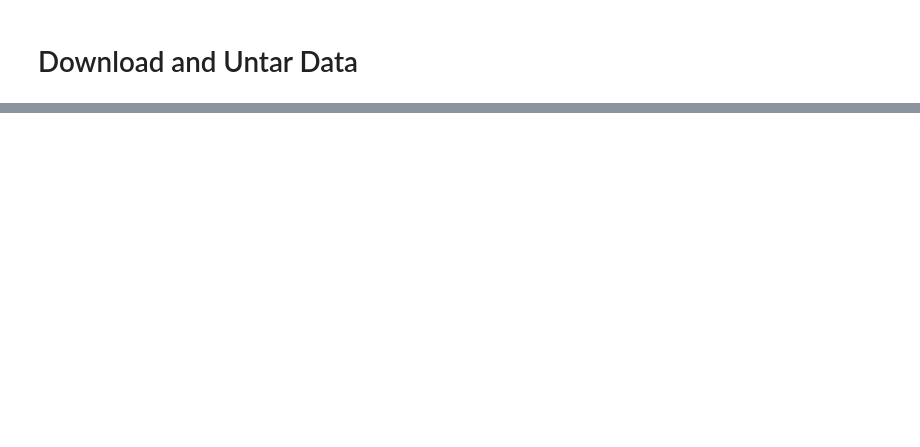
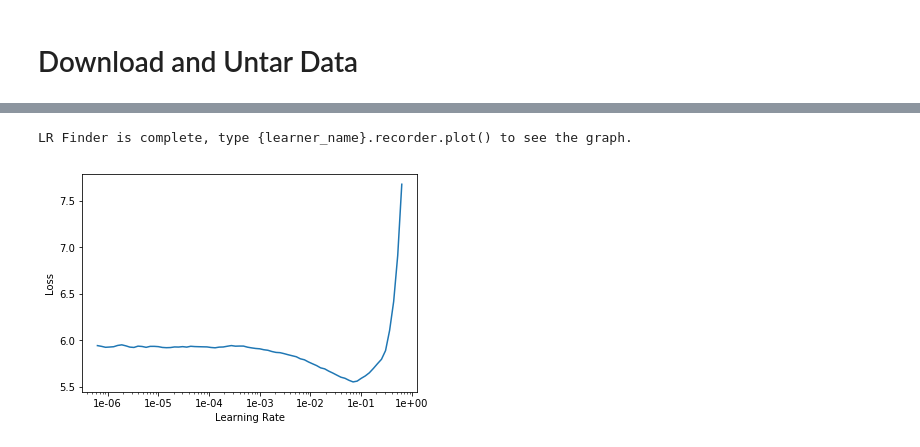
Before and after one commit to zerothphase/ai4sea_cv_challenge, a Jupyter notebook: 01_Baseline.ipynb, the cells around one changed output, grey strips where cells are left out. Drawn from its saved outputs; the diff is of its cells as text; code cells hidden in the pictures; blank space fills up the shorter version.

Commit message:
Fine tuned pretrained resnet50 using fastai lib as Baseline

```diff
--- a/01_Baseline.ipynb
+++ b/01_Baseline.ipynb
@@ -161,0 +121,6 @@ def show_img(imgs_list):
+# %%
+learn = cnn_learner(img_data, models.resnet50, metrics=accuracy, loss_func=nn.CrossEntropyLoss())
+# %%
+learn.lr_find()
+learn.recorder.plot()
+# %% [output]
@@ -161,0 +128,2 @@ def show_img(imgs_list):
+LR Finder is complete, type {learner_name}.recorder.plot() to see the graph.
+[figure, added]
```
Also changed, not shown: parts of 50 cells of this notebook, 1 other file.
